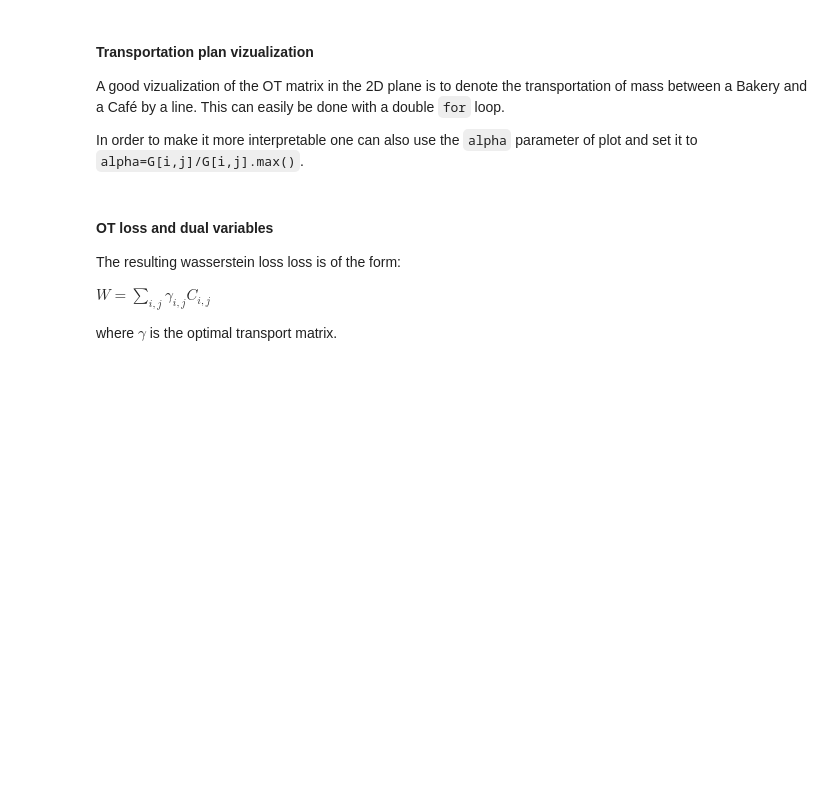
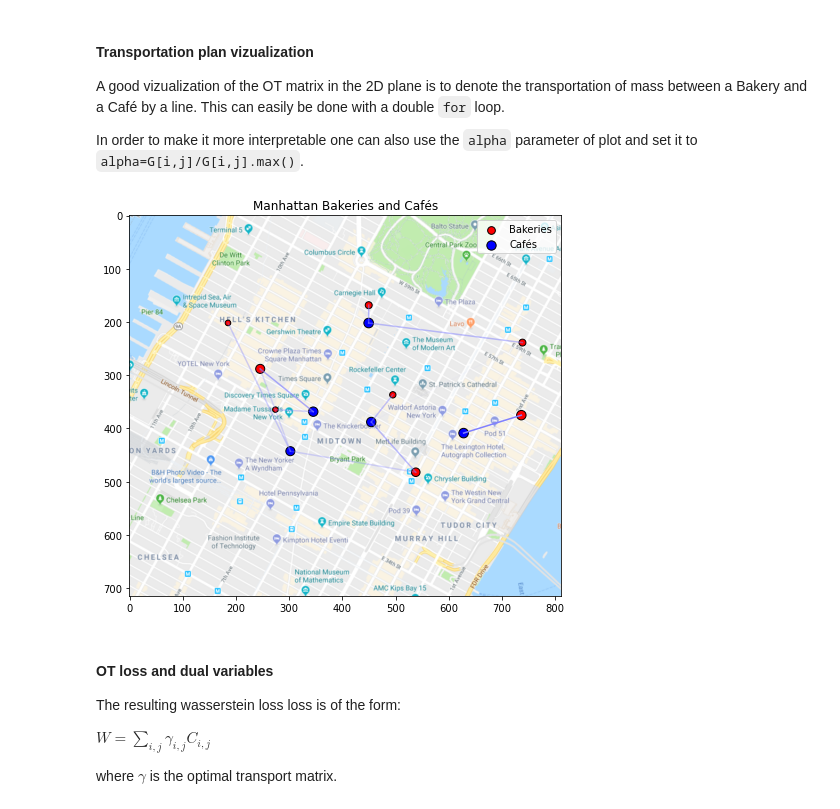
Before and after one commit to HaoPham23/OTML_DS3_2018, a Jupyter notebook: 0_Intro_OT.ipynb, the cells around one changed output. Drawn from its saved outputs; the diff is of its cells as text; code cells hidden in the pictures; blank space fills up the shorter version.

````diff
--- a/0_Intro_OT.ipynb
+++ b/0_Intro_OT.ipynb
@@ -143,0 +124,3 @@ emd(a, b, M, numItermax=100000, log=False, center_dual=True, numThreads=1, check
+# %%
+G0 = ot.emd(bakery_prod,cafe_prod, M=cost_matrix)
+print(G0)
@@ -147,6 +139,18 @@ emd(a, b, M, numItermax=100000, log=False, center_dual=True, numThreads=1, check
 A good vizualization of the OT matrix in the 2D plane is to denote the transportation of mass between a Bakery and a Café by a line. This can easily be done with a double ```for``` loop.
 
 In order to make it more interpretable one can also use the ```alpha``` parameter of plot and set it to ```alpha=G[i,j]/G[i,j].max()```.
+# %%
+import ot.plot
+pl.figure(2,(8,7))
+pl.clf()
+pl.imshow(Imap,interpolation='bilinear') # plot the map
+pl.scatter(bakery_pos[:,0],bakery_pos[:,1],s=bakery_prod,c='r', edgecolors='k',label='Bakeries')
+pl.scatter(cafe_pos[:,0],cafe_pos[:,1],s=cafe_prod,c='b', edgecolors='k',label='Cafés')
+ot.plot.plot2D_samples_mat(bakery_pos, cafe_pos, G0, c=[.5, .5, 1])
+pl.legend()
+pl.title('Manhattan Bakeries and Cafés');
+# %% [output]
+[figure, added]
 # %% [markdown]
 #### OT loss and dual variables
 
````
Also changed, not shown: parts of 5 cells of this notebook, 1 other file.
